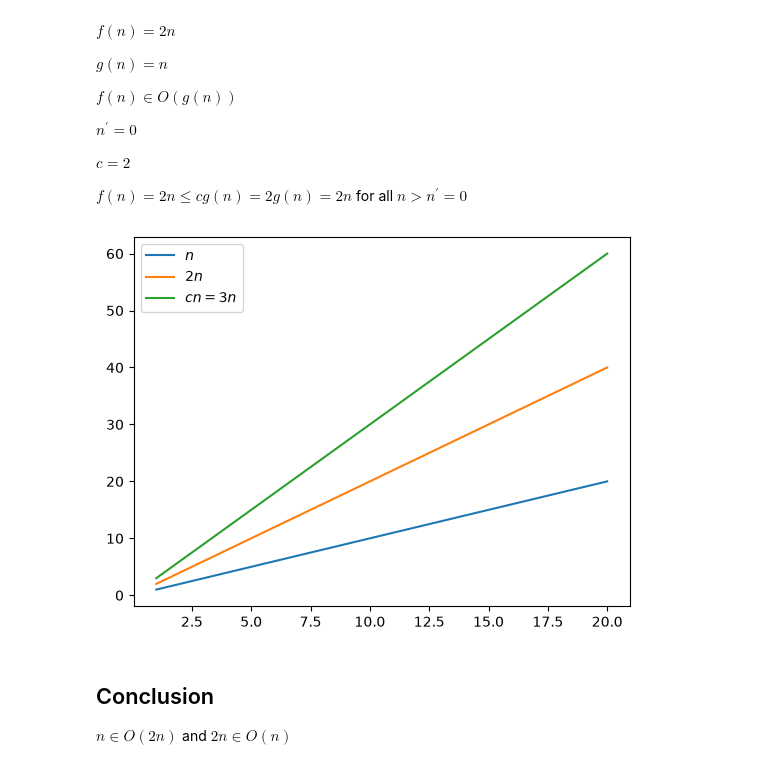
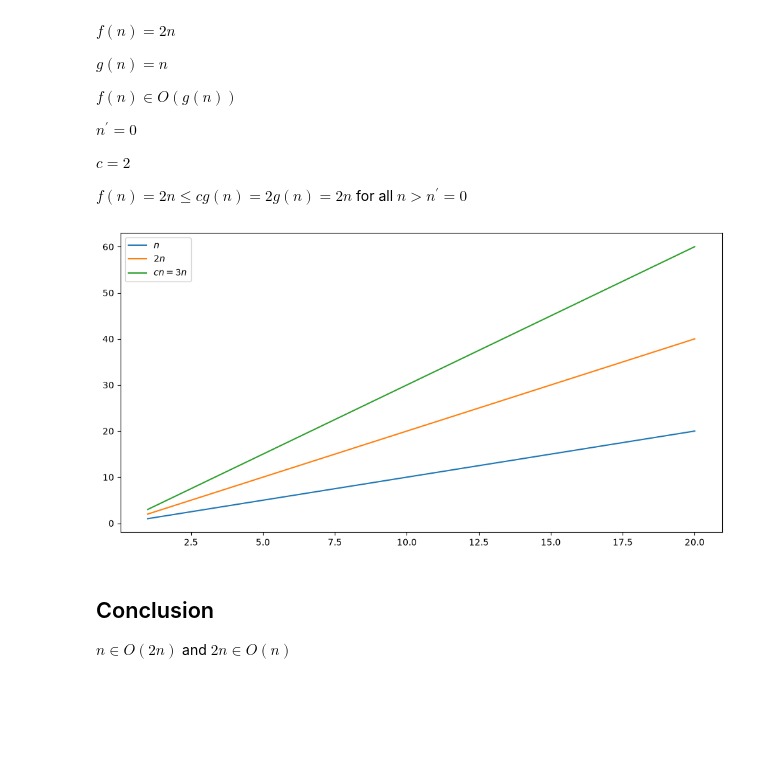
Before and after one commit to ianmcloughlin/computational-theory, a Jupyter notebook: notes/computational-complexity.ipynb, the cells around one changed output. Cells and saved outputs as stored; diff of their text form; code cells hidden in the pictures; blank space fills up the shorter version.

```diff
--- a/notes/computational-complexity.ipynb
+++ b/notes/computational-complexity.ipynb
@@ -79,14 +94,18 @@ $ c = 2 $
 
 $f(n) = 2n \leq cg(n) = 2 g(n) = 2n$ for all $n > n^\prime = 0$
 # %%
+# Range of n values.
 n = np.arange(1, 21, 1)
 
-plt.plot(n, n, label='$n$')
-plt.plot(n, 2*n, label='$2n$')
-plt.plot(n, 3*n, label='$cn = 3n$')
-plt.legend();
+# Exponentials.
+fig, ax = plt.subplots(figsize=(12,6))
+
+ax.plot(n, n, label='$n$')
+ax.plot(n, 2*n, label='$2n$')
+ax.plot(n, 3*n, label='$cn = 3n$')
+ax.legend();
 # %% [output]
-[figure, old version]
+[figure, new version]
 # %% [markdown]
 ## Conclusion
 
```
Also changed, not shown: parts of 9 cells of this notebook, 3 other files.
